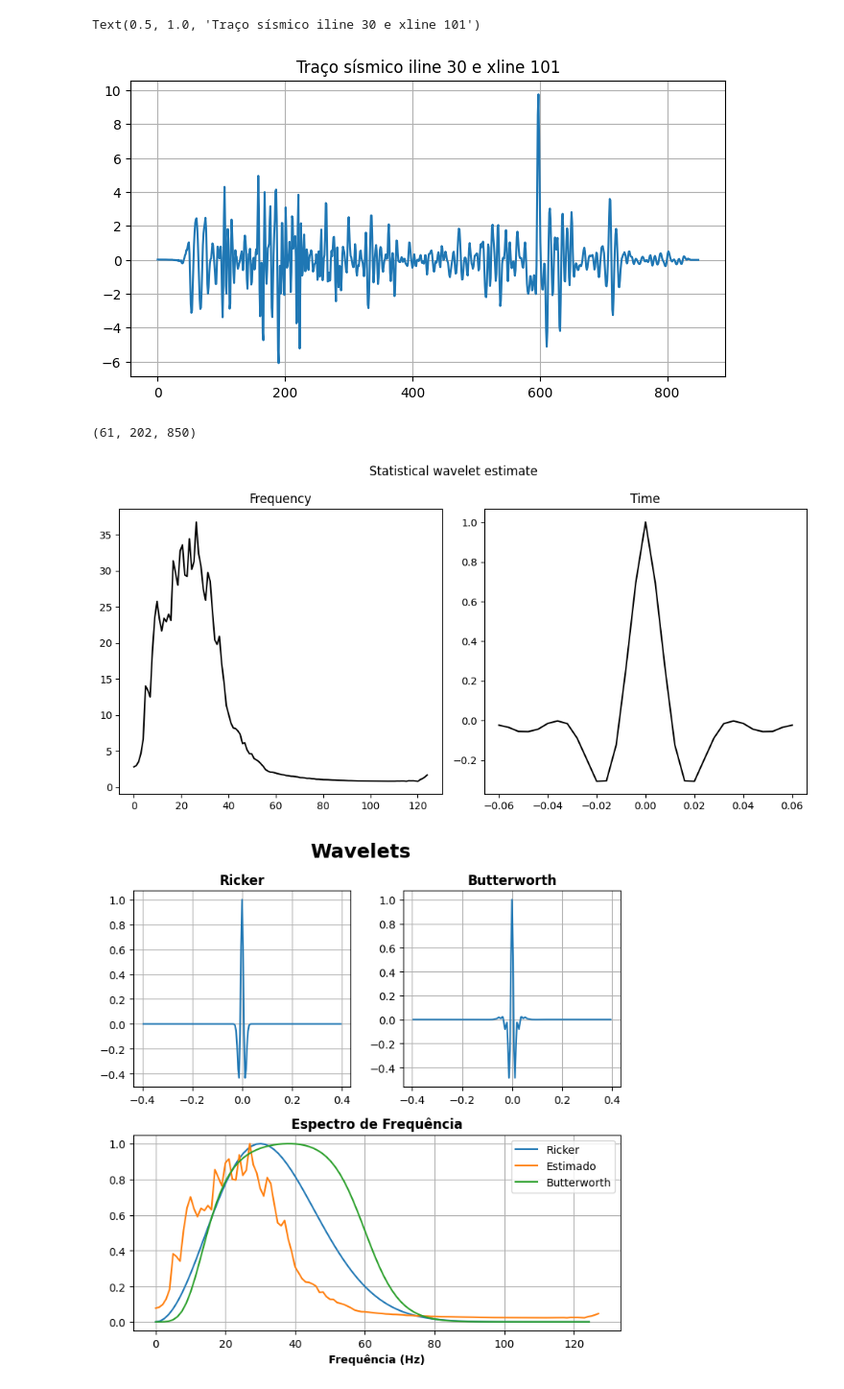
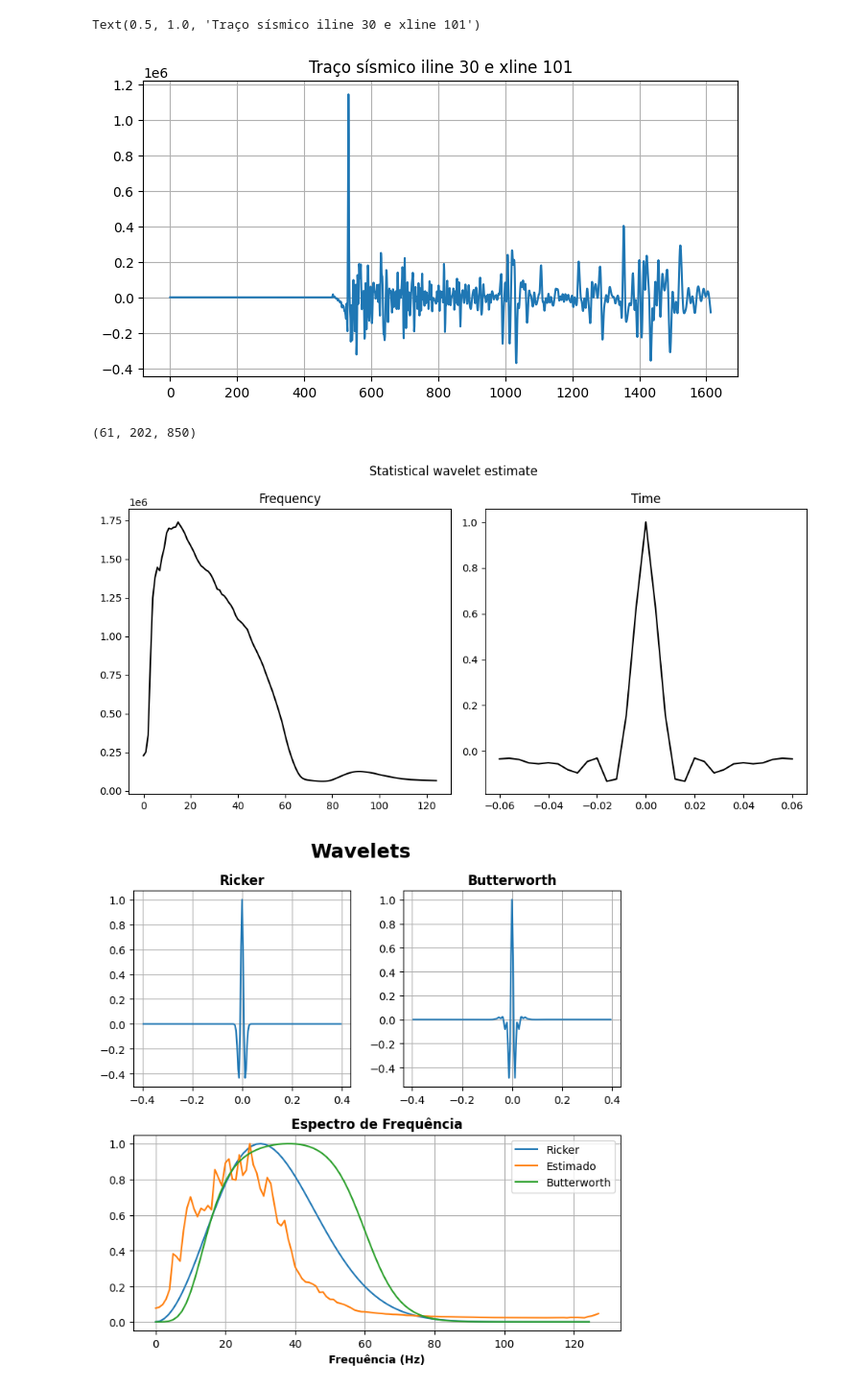
Before and after one commit to albano-a/InvertLab, a Jupyter notebook: normal_equations.ipynb, the cells around one changed output. Shown at 96% size. Cells and saved outputs as stored; diff of their text form; code cells hidden in the pictures.

```diff
--- a/normal_equations.ipynb
+++ b/normal_equations.ipynb
@@ -10,11 +10,11 @@ from tqdm import tqdm
 # from sklearn.metrics import mean_absolute_percentage_error as MAPE
 # %%
 # Usando o Volve
-filename = "data/volve.sgy"
+#filename = "data/volve.sgy"
 
 # Caso tenha o dado de ABL, descomentar a linha abaixo
 #filename = "D:/Dados ABL/ABL_FULL_TIME_3D.sgy"
-#filename = "C:/Users/aalbano/Desktop/Dados/ABL_FULL_TIME_3D.sgy"
+filename = "C:/Users/aalbano/Desktop/Dados/ABL_FULL_TIME_3D.sgy"
 #filename = "C:/Users/aalbano/Desktop/Dados/ABL_FULL_DECON_TIME.sgy"
 
 if filename == "data/volve.sgy":
@@ -87,7 +90,7 @@ plt.grid()
 plt.title("Traço sísmico iline 30 e xline 101")
 # %% [output]
 Text(0.5, 1.0, 'Traço sísmico iline 30 e xline 101')
-[figure, old version]
+[figure, new version]
 # %%
 d.shape
 # %% [output]
@@ -103,35 +106,35 @@ def estimate_wavelet(d, dt):
 
     Returns:
     tuple: A tuple containing the wavelet time axis, estimated wavelet, and wavelet spectrum.
     """
     # Wavelet time axis
     t_wav = np.arange(16) * (dt / 1000)
     t_wav = np.concatenate((np.flipud(-t_wav[1:]), t_wav), axis=0)
 
     # Estimate wavelet spectrum
     wav_est_fft = np.mean(np.abs(np.fft.fft(d[::2, ::2, int(2500 // dt):int(3500 // dt)], 2**8, axis=-1)), axis=(0, 1))
     fwest = np.fft.fftfreq(2**8, d=dt / 1000)
 
     # Create wavelet in time
     wav_est = np.real(np.fft.ifft(wav_est_fft)[:16])
     wav_est = np.concatenate((np.flipud(wav_est[1:]), wav_est), axis=0)
     wav_est = wav_est / wav_est.max()
 
     return t_wav, wav_est, fwest, wav_est_fft
 
 # Call the function
-t_wav, wav_est, fwest, wav_est_fft = estimate_wavelet(d, dt)
+t_wav, wav_est, fwest, wav_est_fft = estimate_wavelet(d, 4)
 
 # Display wavelet
 fig, axs = plt.subplots(1, 2, figsize=(10, 5))
 fig.suptitle('Statistical wavelet estimate')
 axs[0].plot(fwest[:2**8//2], wav_est_fft[:2**8//2], 'k')
 axs[0].set_title('Frequency')
 axs[1].plot(t_wav, wav_est, 'k')
 axs[1].set_title('Time');
 plt.tight_layout()
 # %% [output]
-[figure, old version]
+[figure, new version]
 # %%
 sample = 100
 dt = 4
```
Also changed, not shown: parts of 2 cells of this notebook.
